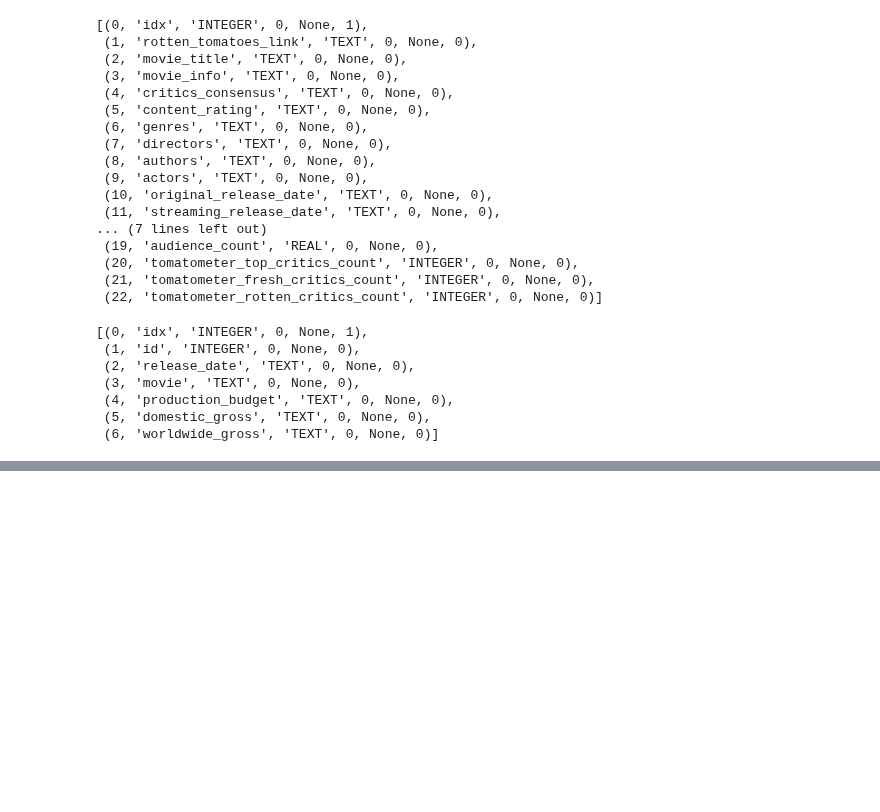
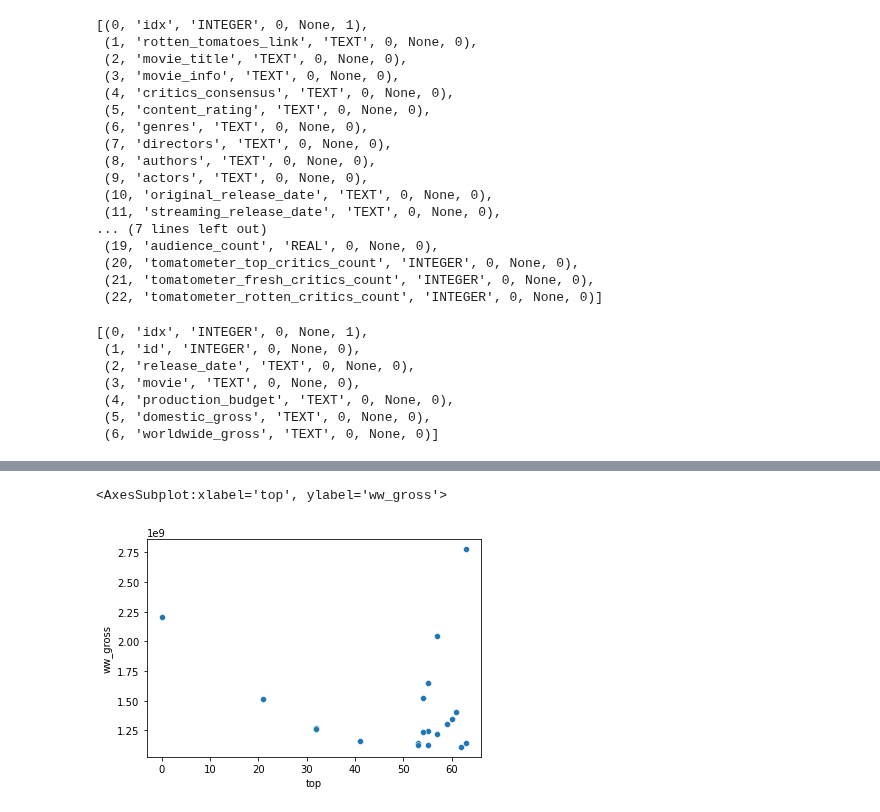
Before and after one commit to jeffreyhwatson/MS_Box_Office_Insights, a Jupyter notebook: rt_tn_workspace.ipynb, the cells around one changed output, grey strips where cells are left out. Cells and saved outputs as stored; diff of their text form; code cells hidden in the pictures; blank space fills up the shorter version.

```diff
--- a/rt_tn_workspace.ipynb
+++ b/rt_tn_workspace.ipynb
@@ -94,0 +123,6 @@ df.loc[df['movie_title'] == 'Mad Max']
+# %%
+#adding net profit columns
+df['domestic_net'] = df['domestic_gross'].sub(df['production_budget'])
+df['worldwide_net'] = df['worldwide_gross'].sub(df['production_budget'])
+df['international_net'] = df['international_gross'].sub(df['production_budget'])
+df.info()
@@ -94,0 +147,6 @@ df.loc[df['movie_title'] == 'Mad Max']
+# %%
+#adding return on investment columns and checking results
+df['domestic_roi'] = df['domestic_net'].divide(df['production_budget'])
+df['worldwide_roi'] = df['worldwide_net'].divide(df['production_budget'])
+df['international_roi'] = df['international_net'].divide(df['production_budget'])
+df.head(1)
@@ -94,0 +166,9 @@ df.loc[df['movie_title'] == 'Mad Max']
+# %%
+df = df.rename(columns = {'movie_title':'title', 'release_date':'date',\
+       'production_budget': 'budget', 'domestic_gross': 'dom_gross', 'worldwide_gross':'ww_gross',\
+       'international_gross': 'intl_gross', 'domestic_net': 'dom_net', 'worldwide_net': 'ww_net',\
+       'international_net': 'intl_net', 'domestic_roi': 'dom_roi', 'worldwide_roi':'ww_roi',\
+       'international_roi': 'intl_roi', 'content_rating': 'rating', 'genres': 'genres',\
+       'tomatometer_top_critics_count': 'top', 'tomatometer_fresh_critics_count': 'fresh',\
+       'tomatometer_rotten_critics_count': 'rotten'})
+df.head()
@@ -94,0 +182,5 @@ df.loc[df['movie_title'] == 'Mad Max']
+# %%
+title_gross = df[['title', 'ww_gross', 'date', 'top']]
+unique_titles = title_gross.groupby('title').first().reset_index()
+top20_grossing_films = unique_titles.sort_values(by='ww_gross', ascending=False).head(20)
+top20_grossing_films
@@ -94,0 +205,5 @@ df.loc[df['movie_title'] == 'Mad Max']
+# %%
+sns.scatterplot(data=top20_grossing_films, x="top", y="ww_gross");
+# %% [output]
+<AxesSubplot:xlabel='top', ylabel='ww_gross'>
+[figure, added]
```
Also changed, not shown: parts of 19 cells of this notebook, 1 other file.
